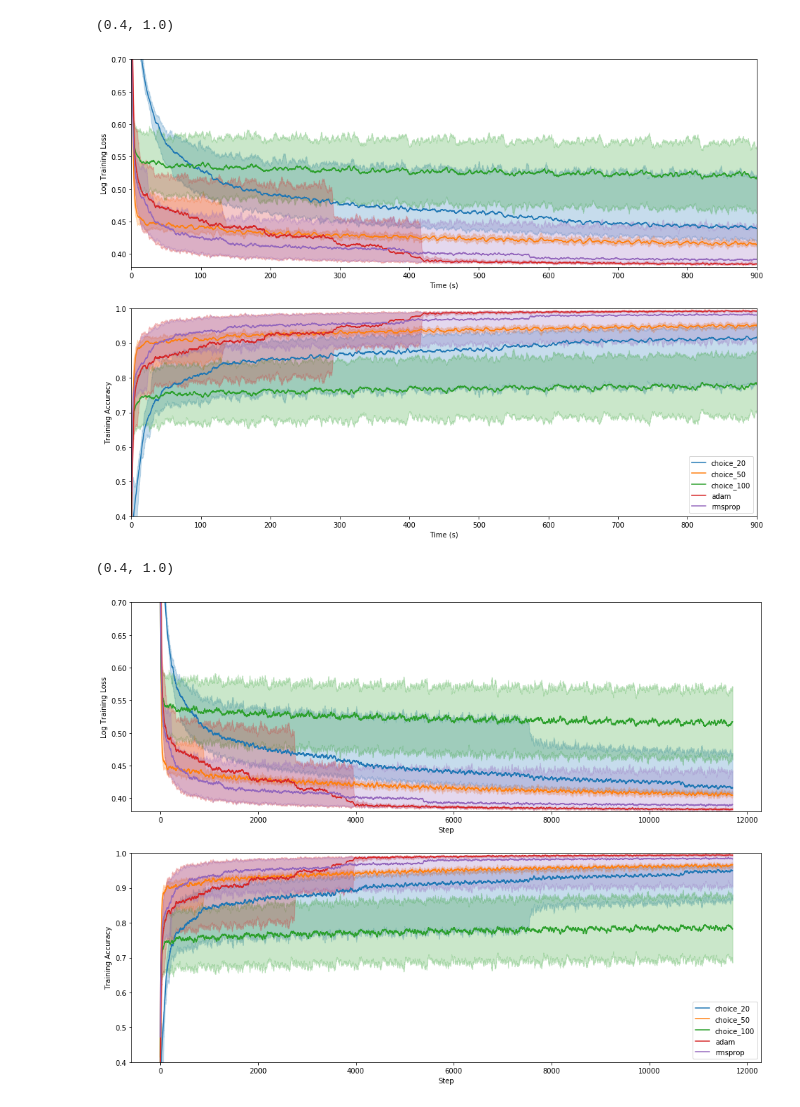
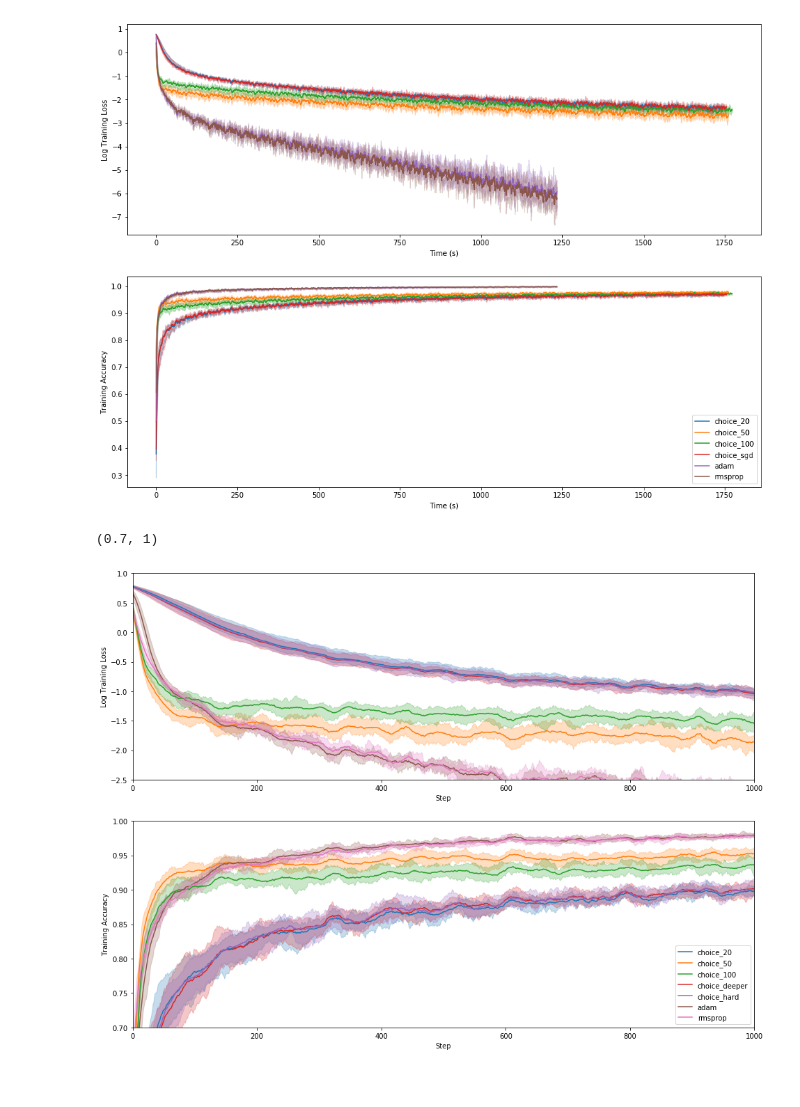
Before and after one commit to thetianshuhuang/l2o, a Jupyter notebook: Untitled1.ipynb, the cells around one changed output. Cells and saved outputs as stored; diff of their text form; code cells hidden in the pictures.

```diff
--- a/Untitled1.ipynb
+++ b/Untitled1.ipynb
@@ -7,23 +10,22 @@ import plot
 # %%
 fig, axs = plt.subplots(2, 1, figsize=(16, 12))
-plot.plot_stats_batch(["choice_20", "choice_50", "choice_100", "adam", "rmsprop"], axs, end=0, use_time=True, sma=25)
-axs[0].set_xlim(0, 60 * 15)
-axs[0].set_ylim(0.38, 0.7)
-axs[1].set_xlim(0, 60 * 15)
-axs[1].set_ylim(0.4, 1.0)
+plot.plot_stats_batch(["choice_20", "choice_50", "choice_100", "choice_sgd", "adam", "rmsprop"], axs, end=0, use_time=True, sma=25)
+# axs[0].set_xlim(0, 60 * 15)
+# axs[0].set_ylim(0.38, 0.7)
+# axs[1].set_xlim(0, 60 * 15)
+# axs[1].set_ylim(0.4, 1.0)
 # %% [output]
-(0.4, 1.0)
-[figure, old version]
+[figure, new version]
 # %%
 fig, axs = plt.subplots(2, 1, figsize=(16, 12))
-plot.plot_stats_batch(["choice_20", "choice_50", "choice_100", "adam", "rmsprop"], axs, end=0, use_time=False, sma=25)
-# axs[0].set_xlim(0, 60 * 15)
-axs[0].set_ylim(0.38, 0.7)
-# axs[1].set_xlim(0, 60 * 15)
-axs[1].set_ylim(0.4, 1.0)
+plot.plot_stats_batch(["choice_20", "choice_50", "choice_100", "choice_deeper", "choice_hard", "adam", "rmsprop"], axs, end=0, use_time=False, sma=25)
+axs[0].set_xlim(0, 1000)
+axs[0].set_ylim(-2.5, 1)
+axs[1].set_xlim(0, 1000)
+axs[1].set_ylim(0.7, 1)
 # %% [output]
-(0.4, 1.0)
+(0.7, 1)
-[figure, old version]
+[figure, new version]
 # %%
 df = np.load("baseline/adam/conv_train.npz")
 # %%
```
Also changed, not shown: parts of 2 cells of this notebook, 11 other files.
